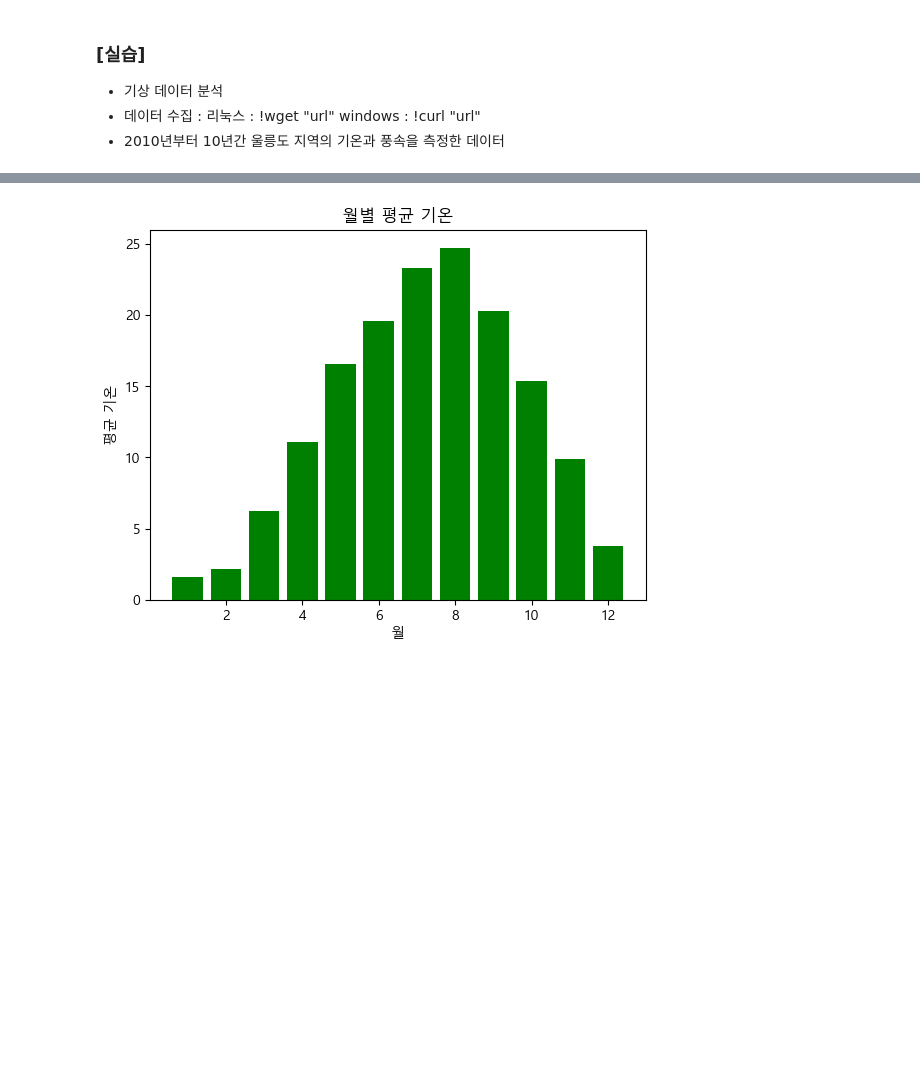
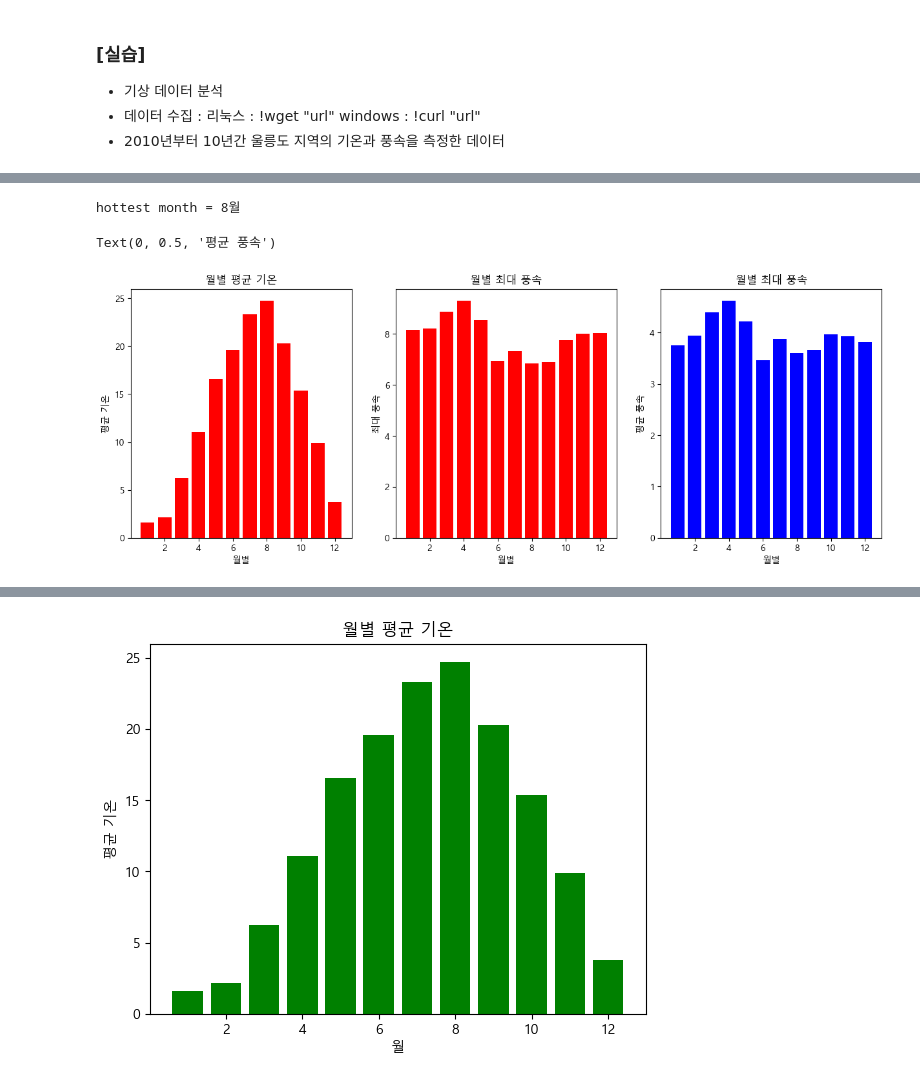
Before and after one commit to cybercherrybomb/python_basic_2_1, a Jupyter notebook: python_basic_2-main/time_series_class_5_8.ipynb, the cells around one changed output, grey strips where cells are left out. Cells and saved outputs as stored; diff of their text form; code cells hidden in the pictures; blank space fills up the shorter version.

```diff
--- a/python_basic_2-main/time_series_class_5_8.ipynb
+++ b/python_basic_2-main/time_series_class_5_8.ipynb
@@ -126,0 +208,13 @@ plt.show()
+# %%
+# [데이터분석] 4. 어느 월에  평균 기온이 가장 높았는지 월별 평균 기온을 막대그래프로 그리기
+# month 속성을 사용하여 달별로 구분하여 평균 기온 값을 담기
+weather['month'] = pd.DatetimeIndex(weather['일시']).month
+
+monthly_temp = weather.groupby('month')['평균 기온'].mean()
+
+months = np.arange(1,13)
+plt.bar(months, monthly_temp, color="green")
+plt.xlabel('월')
+plt.ylabel('평균 기온')
+plt.title("월별 평균 기온")
+plt.show()
@@ -126,0 +223,32 @@ plt.show()
+# %%
+#수치데이터로 출력하시오
+round(monthly_temp.max(),1)
+print(f"hottest month = {monthly_temp.idxmax()}월")
+# %% [output]
+hottest month = 8월
+# %%
+# [데이터 분석] 5. "기상 정보"를 월별로 막대그래프로 그려서 분석하기
+monthly_means = weather.groupby('month')[['평균 기온','최대 풍속', '평균 풍속']].mean()
+monthly_means # 데이터프레임
+
+fig, axs = plt.subplots(1, 3, figsize=(15, 5))
+
+axs[0].bar(np.arange(1,13), monthly_means['평균 기온'], color = "red")
+axs[0].set_title("월별 평균 기온")
+axs[0].set_xlabel("월별")
+axs[0].set_ylabel("평균 기온")
+
+
+axs[1].bar(np.arange(1,13), monthly_means['최대 풍속'], color = "red")
+axs[1].set_title("월별 최대 풍속")
+axs[1].set_xlabel("월별")
+axs[1].set_ylabel("최대 풍속")
+
+
+axs[2].bar(np.arange(1,13), monthly_means['평균 풍속'], color = "blue")
+axs[2].set_title("월별 최대 풍속")
+axs[2].set_xlabel("월별")
+axs[2].set_ylabel("평균 풍속")
+# %% [output]
+Text(0, 0.5, '평균 풍속')
+[figure, added]
```
Also changed, not shown: parts of 18 cells of this notebook, 6 other files.
